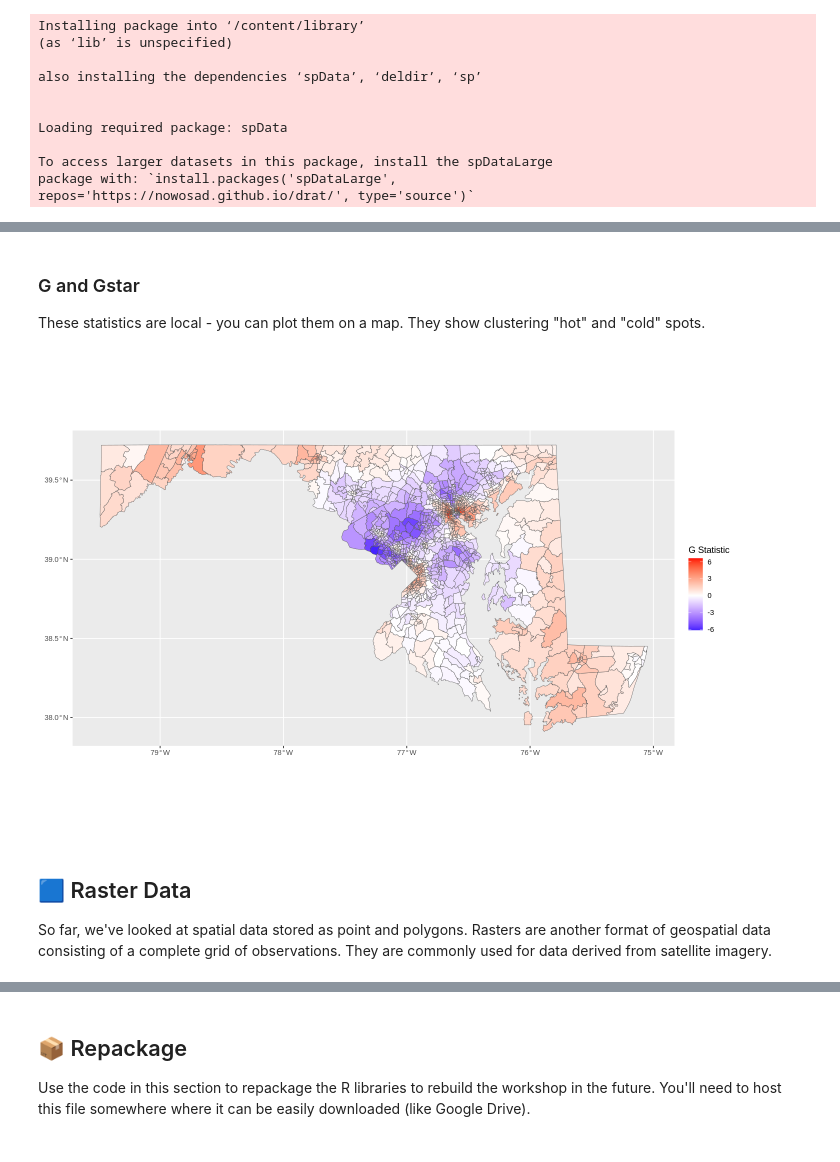
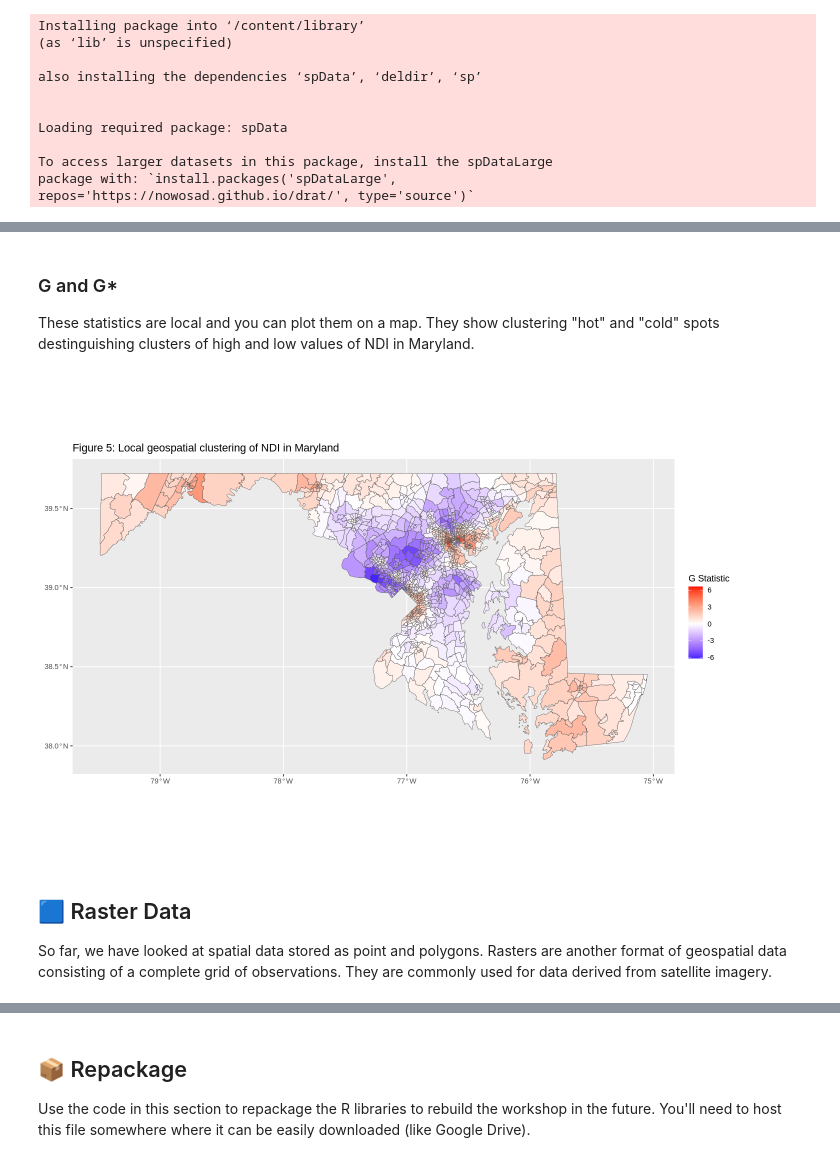
Before and after one commit to nathanielmacnell/nihworkshop, a Jupyter notebook: Geospatial_for_Everyone.ipynb, the cells around one changed output, grey strips where cells are left out. Drawn from its saved outputs; the diff is of its cells as text; code cells hidden in the pictures.

```diff
--- a/Geospatial_for_Everyone.ipynb
+++ b/Geospatial_for_Everyone.ipynb
@@ -718,23 +718,29 @@ md_complete = md_ndi %>%
   mutate(NDI = ifelse(is.na(NDI), mean(NDI, na.rm = TRUE), NDI))
 
 # calculate geospatial neighbors (assuming a Queen's case, any adjacency)
-nb <- poly2nb(md_complete, queen = TRUE)
+nb = poly2nb(md_complete, queen = TRUE)
 # calculate neighbor weights
-lw <- nb2listw(nb, style = "W", zero.policy = TRUE)
-# calculate Moran's I and test statistic
+lw = nb2listw(nb, style = "W", zero.policy = TRUE)
+
+# global Moran's I and test statistic
 moran(md_complete$NDI, lw, length(nb), Szero(lw))
 moran.test(md_complete$NDI, lw)
 
-# TODO: Local Moran's I
-#md_complete =
-#  mutate(
-#    Ii = localmoran(md_complete$NDI, lw) %>%
-#      as.data.frame() %>%
-#      select('Ii')
-    # Ip = localmoran(md_complete$NDI, lw) %>%
-    #  as.data.frame() %>%
-    #  select('Pr(z != E(Ii)))
-#  )
+# local Moran's I
+lmi = localmoran(md_complete$NDI, lw)
+md_complete$Ii = lmi[, 'Ii']
+md_complete$Ip = lmi[, 'Pr(z != E(Ii))']
+md_complete$Iip = ifelse(md_complete$Ip < 0.05, md_complete$Ii, NA)
+
+# visualize
+ggplot(md_complete) +
+  geom_sf(aes(fill = as.numeric(Iip))) +
+  scale_fill_gradient2(low = "purple", mid = "white", high = "magenta", midpoint = 0) +
+  labs(
+    title = 'Figure 4: Local spatial autocorrelation of NDI in Maryland',
+    caption = 'From NHLBI/NCI (2013-2019) at census tracts; grey denotes missing values or not statistically significant',
+    fill = "Local Moran's I"
+  )
 # %% [output]
 $I
 [1] 0.6801395
@@ -754,19 +761,22 @@ Moran I statistic       Expectation          Variance
 # %% [markdown]
-### G and Gstar
+### G and G*
 
-These statistics are local - you can plot them on a map. They show clustering "hot" and "cold" spots.
+These statistics are local and you can plot them on a map. They show clustering "hot" and "cold" spots destinguishing clusters of high and low values of NDI in Maryland.
 # %%
-md_complete$G = localG(md_complete$NDI, listw=lw)
+md_complete$G = localG(md_complete$NDI, listw = lw)
 ggplot(md_complete) +
-  geom_sf(aes(fill=as.numeric(G))) +
+  geom_sf(aes(fill = as.numeric(G))) +
   scale_fill_gradient2(low = "blue", mid = "white", high = "red", midpoint = 0) +
-  labs(fill='G Statistic')
+  labs(
+    title = 'Figure 5: Local geospatial clustering of NDI in Maryland',
+    fill = 'G Statistic'
+  )
 # %% [output]
-[figure, old version]
+[figure, new version]
 # %% [markdown]
 ## 🟦 Raster Data
 
-So far, we've looked at spatial data stored as point and polygons. Rasters are another format of geospatial data consisting of a complete grid of observations. They are commonly used for data derived from satellite imagery.
+So far, we have looked at spatial data stored as point and polygons. Rasters are another format of geospatial data consisting of a complete grid of observations. They are commonly used for data derived from satellite imagery.
 # %% [markdown]
 ## 🐺 Running on NIH HPC (Biowulf)
 
```
Also changed, not shown: parts of 4 cells of this notebook.
